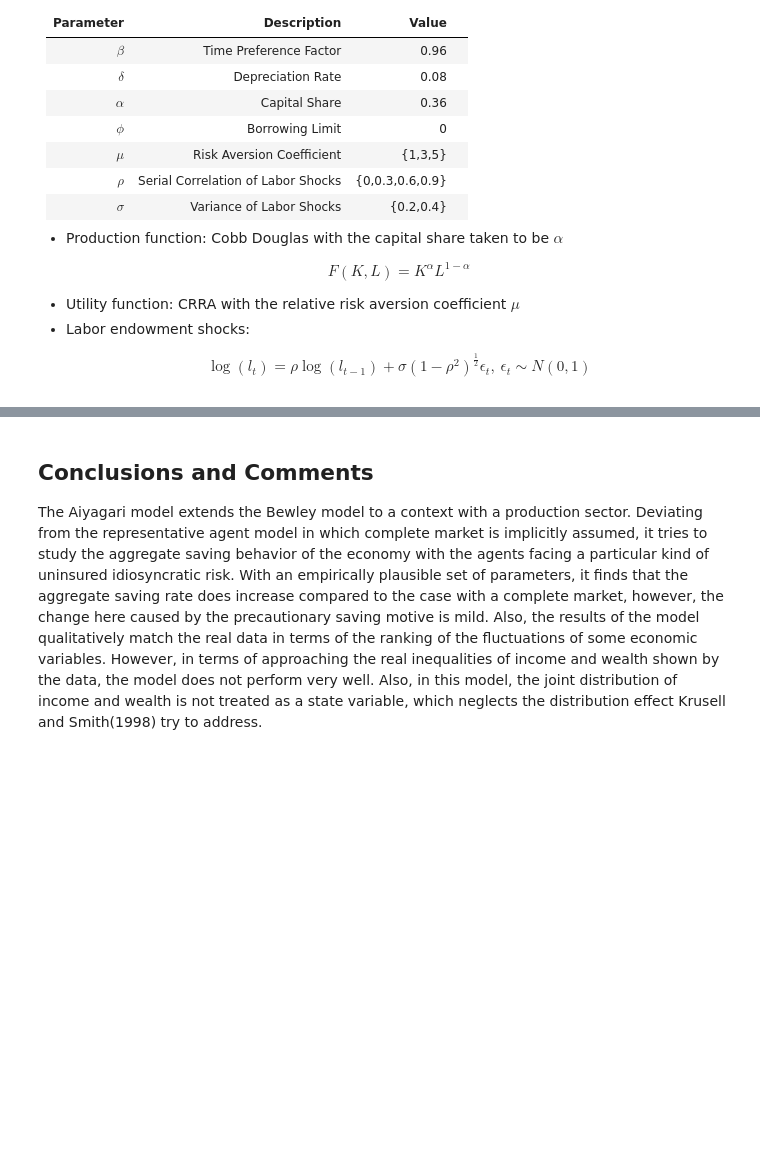
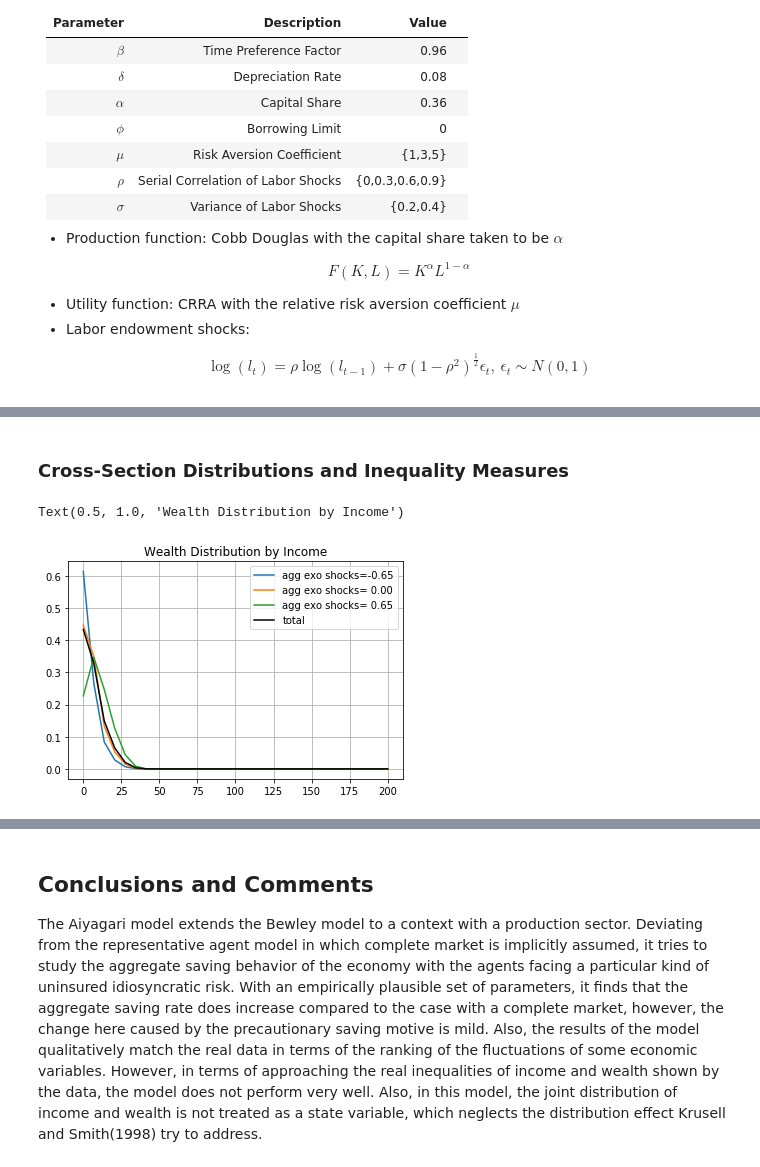
Before and after one commit to zhuang13atJHU/ballpark, a Jupyter notebook: models/We-Would-Like-In-Econ-ARK/AiyagariIdiosyncratic/Aiyagari1994QJE_Sun_and_Huang.ipynb, the cells around one changed output, grey strips where cells are left out. Drawn from its saved outputs; the diff is of its cells as text; code cells hidden in the pictures; blank space fills up the shorter version.

```diff
--- a/models/We-Would-Like-In-Econ-ARK/AiyagariIdiosyncratic/Aiyagari1994QJE_Sun_and_Huang.ipynb
+++ b/models/We-Would-Like-In-Econ-ARK/AiyagariIdiosyncratic/Aiyagari1994QJE_Sun_and_Huang.ipynb
@@ -114,0 +167,8 @@ $$
+# %%
+# extract variables from the steady state solution
+a = df['a']
+r = df['r']
+w = df['w']
+e = df['e']
+i = df['i']
+μ = df['μ']
@@ -115 +204,15 @@ $$
+# %% [markdown]
+### Cross-Section Distributions and Inequality Measures
+# %%
+# plot wealth distribution
+for i in range(eq.μ.shape[0]):
+    s = eq.dr.endo_grid.nodes() # grid for states (i.e the state variable--wealth in this case)
+    plt.plot(s, eq.μ[i,:]/(eq.μ[i,:].sum()), label=f"agg exo shocks={eq.dr.exo_grid.node(i)[2]: .2f}")
+plt.plot(s, eq.μ.sum(axis=0), label='total', color='black')
+plt.grid()
+plt.legend(loc='upper right')
+plt.title("Wealth Distribution by Income")
+# %% [output]
+Text(0.5, 1.0, 'Wealth Distribution by Income')
+[figure, added]
 # %% [markdown]
```
Also changed, not shown: parts of 16 cells of this notebook, 1 other file.
